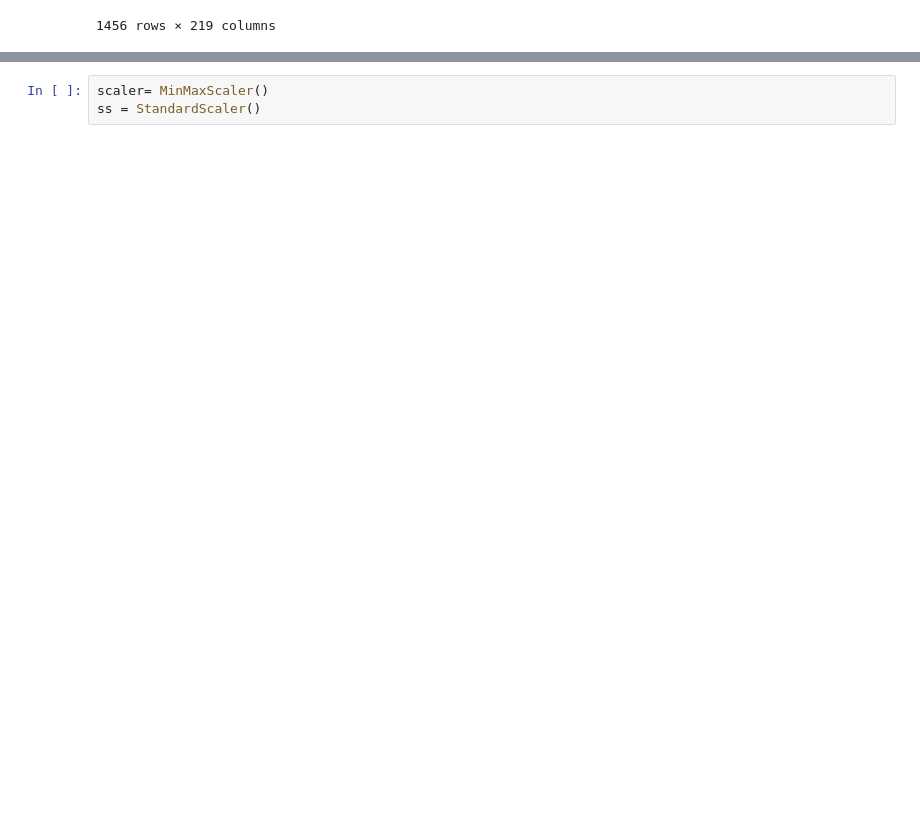
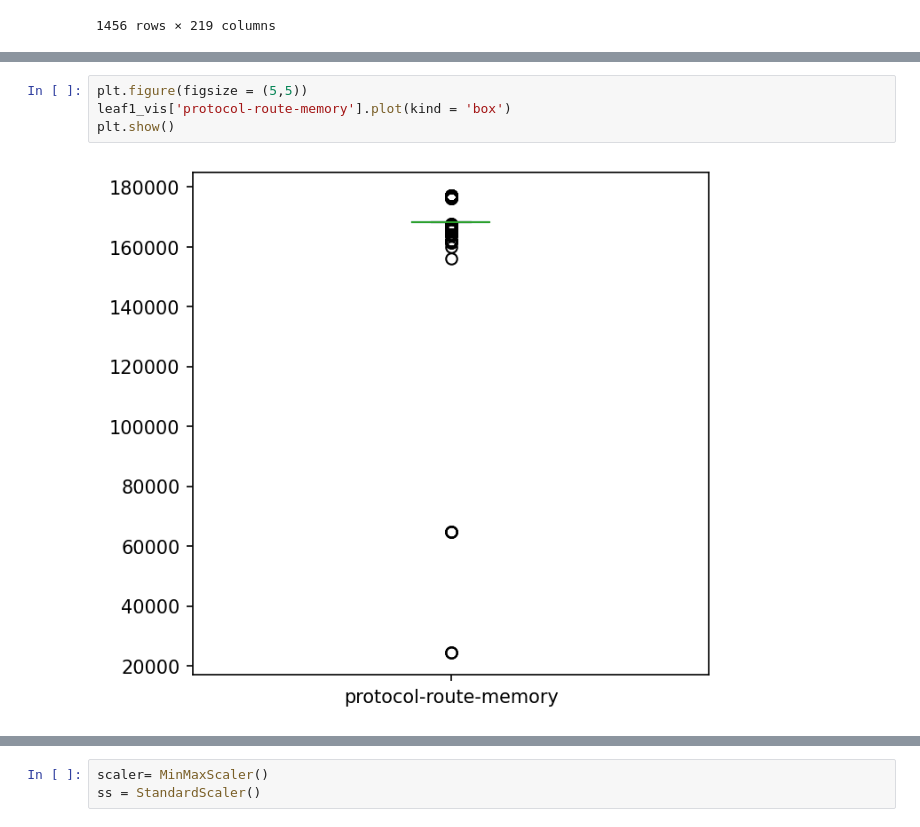
Before and after one commit to dreamdcoder/Dissertation, a Jupyter notebook: Data_ML.ipynb, the cells around one changed output, grey strips where cells are left out. Drawn from its saved outputs; the diff is of its cells as text; blank space fills up the shorter version.

```diff
--- a/Data_ML.ipynb
+++ b/Data_ML.ipynb
@@ -130,0 +124,6 @@ leaf1_new.drop('time',axis=1)
+# %%
+plt.figure(figsize = (5,5))
+leaf1_vis['protocol-route-memory'].plot(kind = 'box')
+plt.show()
+# %% [output]
+[figure, added]
```
Also changed, not shown: parts of 50 cells of this notebook, 3 other files.
